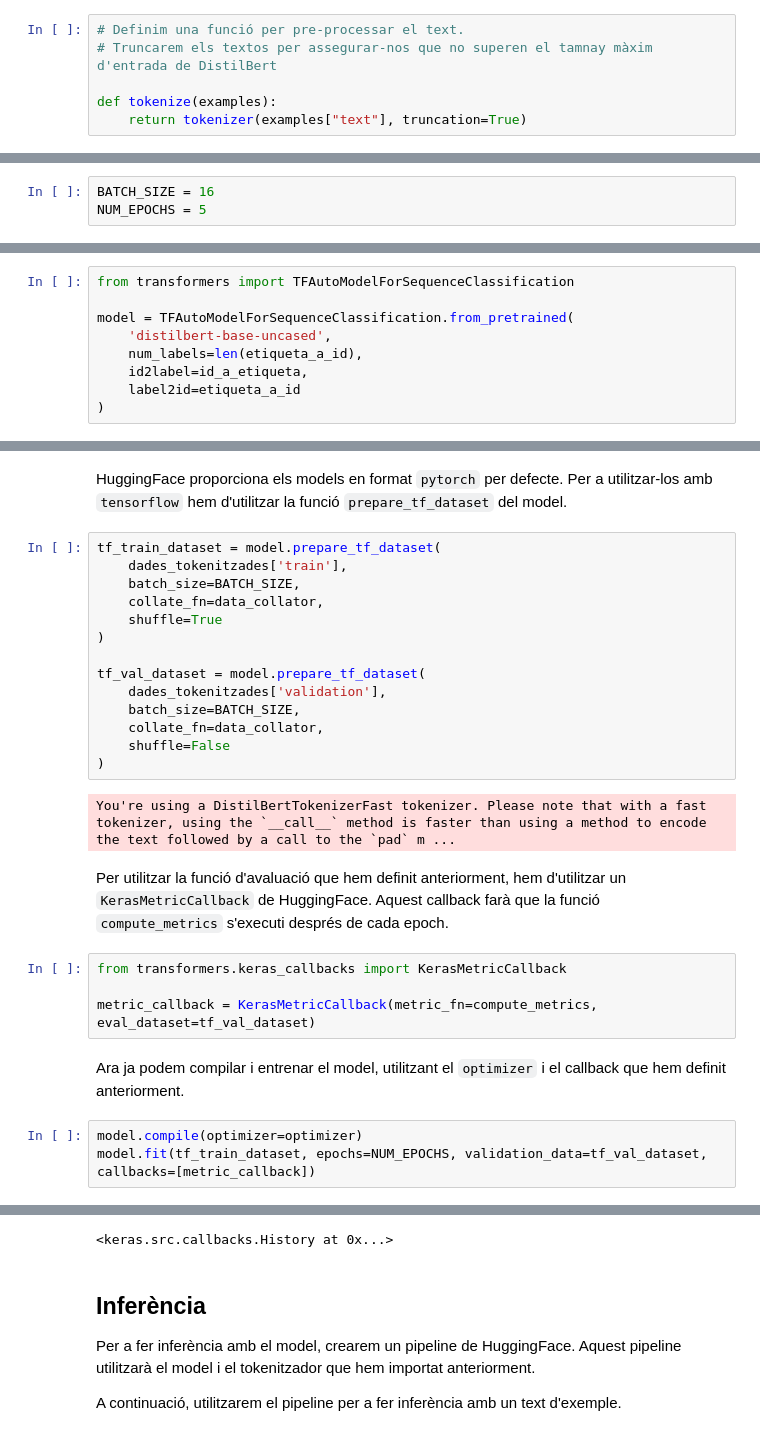
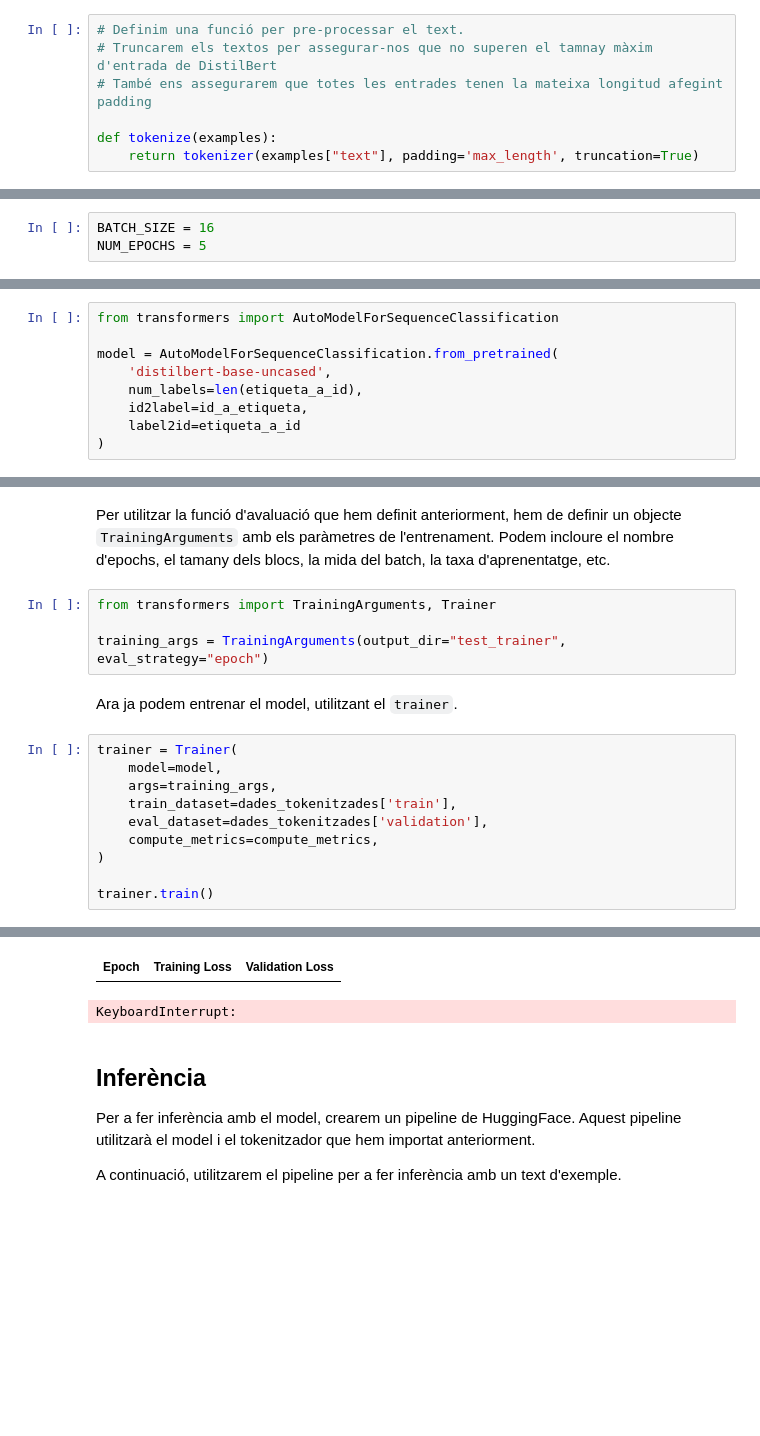
Before and after one commit to lawer/mia, a Jupyter notebook: apunts/2.-segon_trimestre/7.-NLP/3.-models_llenguatge.ipynb, the cells around one changed output, grey strips where cells are left out. Drawn from its saved outputs; the diff is of its cells as text; blank space fills up the shorter version.

```diff
--- a/apunts/2.-segon_trimestre/7.-NLP/3.-models_llenguatge.ipynb
+++ b/apunts/2.-segon_trimestre/7.-NLP/3.-models_llenguatge.ipynb
@@ -67,9 +65,10 @@ tokenizer('FC Barcelona is fucked this year')
 # %%
 # Definim una funció per pre-processar el text.
 # Truncarem els textos per assegurar-nos que no superen el tamnay màxim d'entrada de DistilBert
+# També ens assegurarem que totes les entrades tenen la mateixa longitud afegint padding
 
 def tokenize(examples):
-    return tokenizer(examples["text"], truncation=True)
+    return tokenizer(examples["text"], padding='max_length', truncation=True)
 # %% [markdown]
 Per aplicar la tokenització, utilitzarem la funció `map` de `datasets`. Aquesta funció permet aplicar una funció a cada registre del `dataset`. En aquest cas, la funció que aplicarem és la funció `tokenize` que hem definit anteriorment. Utilitzarem també `batched=True` per a indicar que la funció s'aplicarà a tot el `dataset` en blocs.
 # %%
@@ -147,7 +126,7 @@ Ara ja podem carregar el model pre-entrenat i fer el fine tuning. Utilitzarem `T
 # %%
-from transformers import TFAutoModelForSequenceClassification
+from transformers import AutoModelForSequenceClassification
 
-model = TFAutoModelForSequenceClassification.from_pretrained(
+model = AutoModelForSequenceClassification.from_pretrained(
     'distilbert-base-uncased',
     num_labels=len(etiqueta_a_id),
     id2label=id_a_etiqueta,
@@ -161,31 +137,20 @@ Some weights or buffers of the TF 2.0 model TFDistilBertForSequenceClassificatio
 You should probably TRAIN this model on a down-stream task to be able to use it for predictions and inference.
-# %% [markdown]
-HuggingFace proporciona els models en format `pytorch` per defecte. Per a utilitzar-los amb `tensorflow` hem d'utilitzar la funció `prepare_tf_dataset` del model.
-# %%
-tf_train_dataset = model.prepare_tf_dataset(
-    dades_tokenitzades['train'],
-    batch_size=BATCH_SIZE,
-    collate_fn=data_collator,
-    shuffle=True
-)
-
-tf_val_dataset = model.prepare_tf_dataset(
-    dades_tokenitzades['validation'],
-    batch_size=BATCH_SIZE,
-    collate_fn=data_collator,
-    shuffle=False
-)
-# %% [output]
-You're using a DistilBertTokenizerFast tokenizer. Please note that with a fast tokenizer, using the `__call__` method is faster than using a method to encode the text followed by a call to the `pad` m ...
 # %% [markdown]
-Per utilitzar la funció d'avaluació que hem definit anteriorment, hem d'utilitzar un `KerasMetricCallback` de HuggingFace. Aquest callback farà que la funció `compute_metrics` s'executi després de cada epoch.
+Per utilitzar la funció d'avaluació que hem definit anteriorment, hem de definir un objecte `TrainingArguments` amb els paràmetres de l'entrenament. Podem incloure el nombre d'epochs, el tamany dels blocs, la mida del batch, la taxa d'aprenentatge, etc.
 # %%
-from transformers.keras_callbacks import KerasMetricCallback
+from transformers import TrainingArguments, Trainer
 
-metric_callback = KerasMetricCallback(metric_fn=compute_metrics, eval_dataset=tf_val_dataset)
+training_args = TrainingArguments(output_dir="test_trainer", eval_strategy="epoch")
 # %% [markdown]
-Ara ja podem compilar i entrenar el model, utilitzant el `optimizer` i el callback que hem definit anteriorment.
+Ara ja podem entrenar el model, utilitzant el `trainer`.
 # %%
-model.compile(optimizer=optimizer)
-model.fit(tf_train_dataset, epochs=NUM_EPOCHS, validation_data=tf_val_dataset, callbacks=[metric_callback])
+trainer = Trainer(
+    model=model,
+    args=training_args,
+    train_dataset=dades_tokenitzades['train'],
+    eval_dataset=dades_tokenitzades['validation'],
+    compute_metrics=compute_metrics,
+)
+
+trainer.train()
 # %% [output]
@@ -202,4 +158,5 @@ Epoch 5/5
+| Epoch | Training Loss | Validation Loss |
-<keras.src.callbacks.History at 0x...>
+KeyboardInterrupt:
 # %% [markdown]
 ## Inferència
 
```
Also changed, not shown: parts of 10 cells of this notebook.
